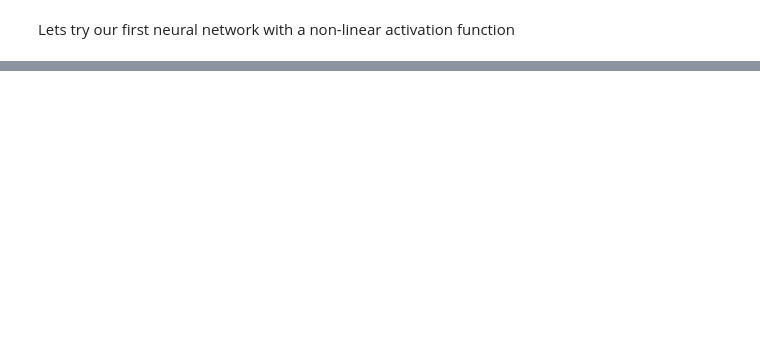
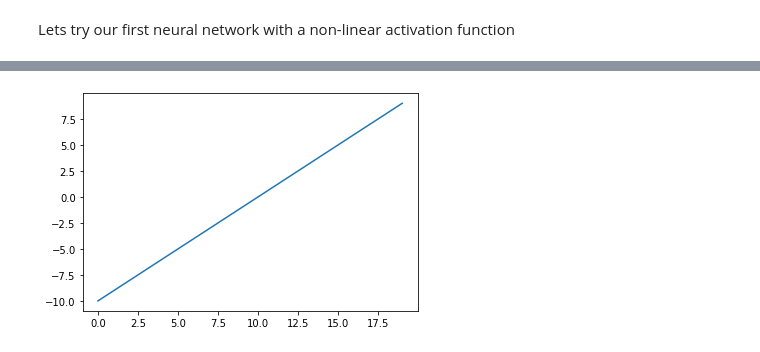
Before and after one commit to ElenaBara21/TensorFlow, a Jupyter notebook: 02_neural_network_classification_in_tensorfloew.ipynb, the cells around one changed output, grey strips where cells are left out. Saved outputs shown, nothing was run; the diff lists cells and outputs as text; code cells hidden in the pictures; blank space fills up the shorter version.

```diff
--- a/02_neural_network_classification_in_tensorfloew.ipynb
+++ b/02_neural_network_classification_in_tensorfloew.ipynb
@@ -505,0 +534,5 @@ history = model_6.fit(X, y, epochs=250)
+# %%
+#Visualize our toy tensor
+plt.plot(A);
+# %% [output]
+[figure, added]
```
Also changed, not shown: parts of 20 cells of this notebook.
